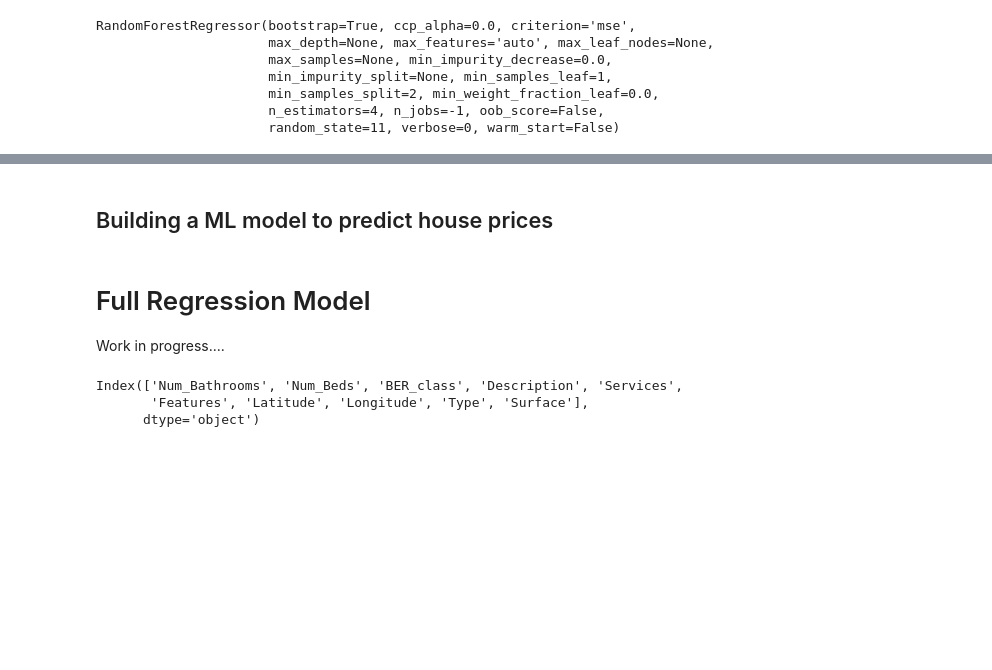
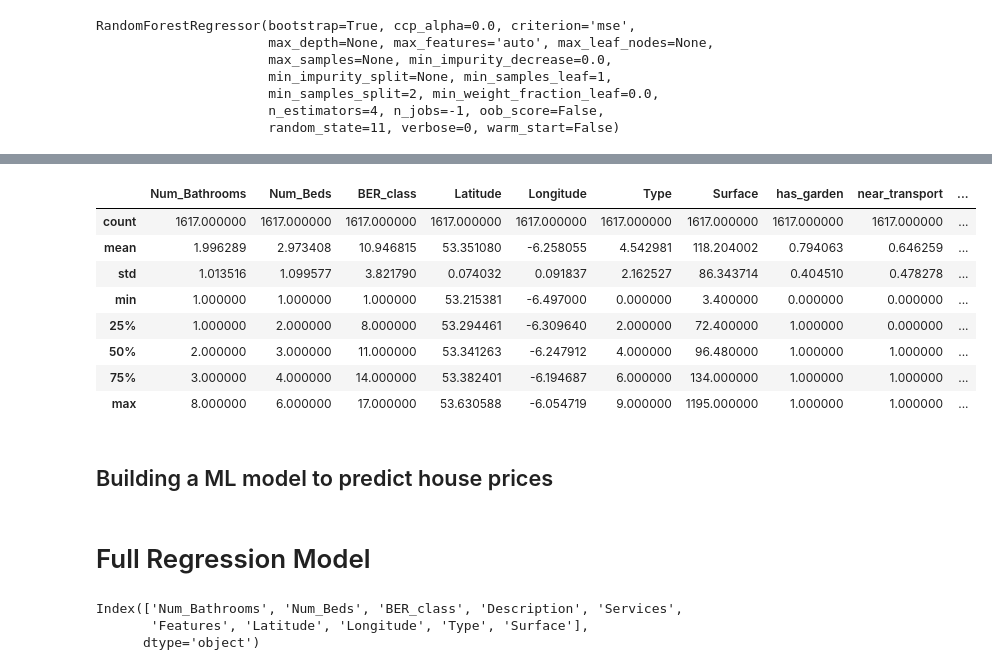
Before and after one commit to barrytl/ET5003_SEM1_2021-2, a Jupyter notebook: Week-5/ET5003_KaggleCompetition.ipynb, the cells around one changed output, grey strips where cells are left out. Cells and saved outputs as stored; diff of their text form; code cells hidden in the pictures; blank space fills up the shorter version.

```diff
--- a/Week-5/ET5003_KaggleCompetition.ipynb
+++ b/Week-5/ET5003_KaggleCompetition.ipynb
@@ -721,0 +780,6 @@ word_count = CV
+# %%
+corpus_df = train_txt_clean['Description'] + '' + train_txt_clean['Services'] + ''  + train_txt_clean['Features']
+df_train = pd.concat([df_train,corpus_df],axis=1)
+df_train.rename(columns = {0:'txt_data'},inplace=True)
+df_train.drop(['Description','Services','Features'],axis=1, inplace=True)
+#df_train
@@ -722,8 +821,19 @@ word_count = CV
+# %%
+df_train.describe()
+# %% [output]
+|  | Num_Bathrooms | Num_Beds | BER_class | Latitude | Longitude | Type | Surface | has_garden | near_transport | ... |
+| count | 1617.000000 | 1617.000000 | 1617.000000 | 1617.000000 | 1617.000000 | 1617.000000 | 1617.000000 | 1617.000000 | 1617.000000 | ... |
+| mean | 1.996289 | 2.973408 | 10.946815 | 53.351080 | -6.258055 | 4.542981 | 118.204002 | 0.794063 | 0.646259 | ... |
+| std | 1.013516 | 1.099577 | 3.821790 | 0.074032 | 0.091837 | 2.162527 | 86.343714 | 0.404510 | 0.478278 | ... |
+| min | 1.000000 | 1.000000 | 1.000000 | 53.215381 | -6.497000 | 0.000000 | 3.400000 | 0.000000 | 0.000000 | ... |
+| 25% | 1.000000 | 2.000000 | 8.000000 | 53.294461 | -6.309640 | 2.000000 | 72.400000 | 1.000000 | 0.000000 | ... |
+| 50% | 2.000000 | 3.000000 | 11.000000 | 53.341263 | -6.247912 | 4.000000 | 96.480000 | 1.000000 | 1.000000 | ... |
+| 75% | 3.000000 | 4.000000 | 14.000000 | 53.382401 | -6.194687 | 6.000000 | 134.000000 | 1.000000 | 1.000000 | ... |
+| max | 8.000000 | 6.000000 | 17.000000 | 53.630588 | -6.054719 | 9.000000 | 1195.000000 | 1.000000 | 1.000000 | ... |
 # %% [markdown]
 ## Building a ML model to predict house prices
 # %% [markdown]
 # Full Regression Model
-Work in progress....
 # %%
 #df_train.head()
 df_train.columns
```
Also changed, not shown: parts of 20 cells of this notebook.
